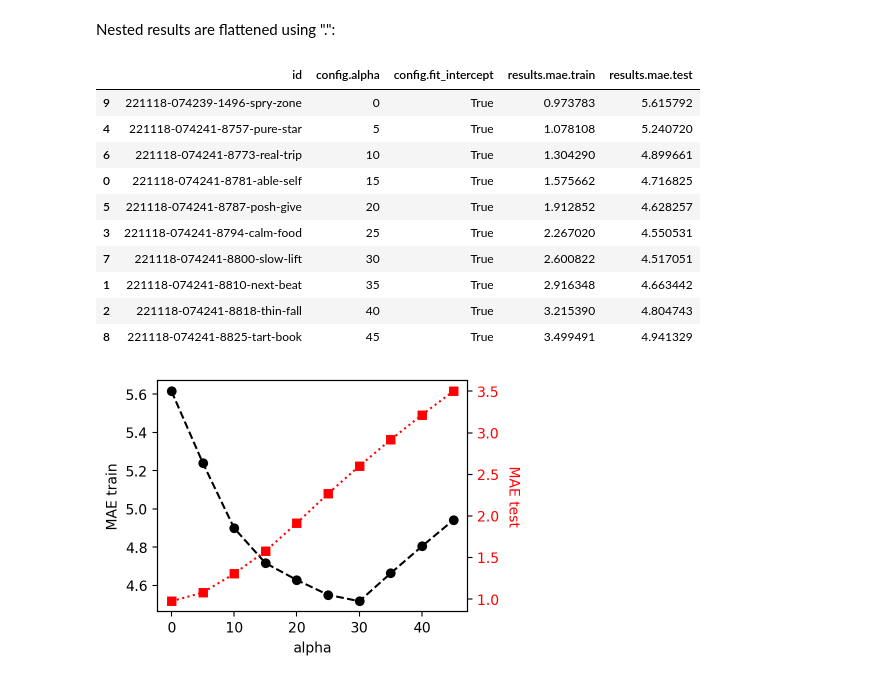
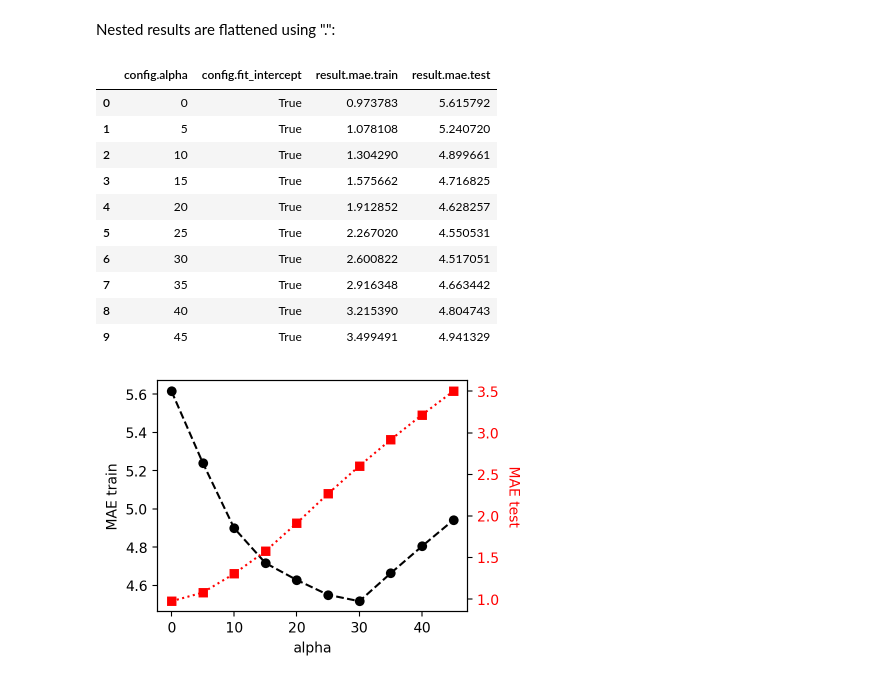
Before and after one commit to jla-gardner/digital-experiments, a Jupyter notebook: examples/digital_experiments.ipynb, the cells around one changed output. Saved outputs shown, nothing was run; the diff lists cells and outputs as text; code cells hidden in the pictures.

```diff
--- a/examples/digital_experiments.ipynb
+++ b/examples/digital_experiments.ipynb
@@ -150,21 +160,22 @@ for alpha in range(1, 10):
     linear_regression(alpha * 5)
 # %% [markdown]
 Nested results are flattened using ".":
-# %%
-df = all_experiments("linear_regression")
-df
-# %% [output]
-|  | id | config.alpha | config.fit_intercept | results.mae.train | results.mae.test |
-| 9 | 221118-074239-1496-spry-zone | 0 | True | 0.973783 | 5.615792 |
-| 4 | 221118-074241-8757-pure-star | 5 | True | 1.078108 | 5.240720 |
-| 6 | 221118-074241-8773-real-trip | 10 | True | 1.304290 | 4.899661 |
-| 0 | 221118-074241-8781-able-self | 15 | True | 1.575662 | 4.716825 |
-| 5 | 221118-074241-8787-posh-give | 20 | True | 1.912852 | 4.628257 |
-| 3 | 221118-074241-8794-calm-food | 25 | True | 2.267020 | 4.550531 |
-| 7 | 221118-074241-8800-slow-lift | 30 | True | 2.600822 | 4.517051 |
-| 1 | 221118-074241-8810-next-beat | 35 | True | 2.916348 | 4.663442 |
-| 2 | 221118-074241-8818-thin-fall | 40 | True | 3.215390 | 4.804743 |
-| 8 | 221118-074241-8825-tart-book | 45 | True | 3.499491 | 4.941329 |
+# %%
+reg_experiments = experiments_for("linear_regression")
+df = to_dataframe(reg_experiments)
+df
+# %% [output]
+|  | config.alpha | config.fit_intercept | result.mae.train | result.mae.test |
+| 0 | 0 | True | 0.973783 | 5.615792 |
+| 1 | 5 | True | 1.078108 | 5.240720 |
+| 2 | 10 | True | 1.304290 | 4.899661 |
+| 3 | 15 | True | 1.575662 | 4.716825 |
+| 4 | 20 | True | 1.912852 | 4.628257 |
+| 5 | 25 | True | 2.267020 | 4.550531 |
+| 6 | 30 | True | 2.600822 | 4.517051 |
+| 7 | 35 | True | 2.916348 | 4.663442 |
+| 8 | 40 | True | 3.215390 | 4.804743 |
+| 9 | 45 | True | 3.499491 | 4.941329 |
 # %%
 import matplotlib.pyplot as plt
 %config InlineBackend.figure_format = 'retina'
```
Also changed, not shown: parts of 14 cells of this notebook, 10 other files.
